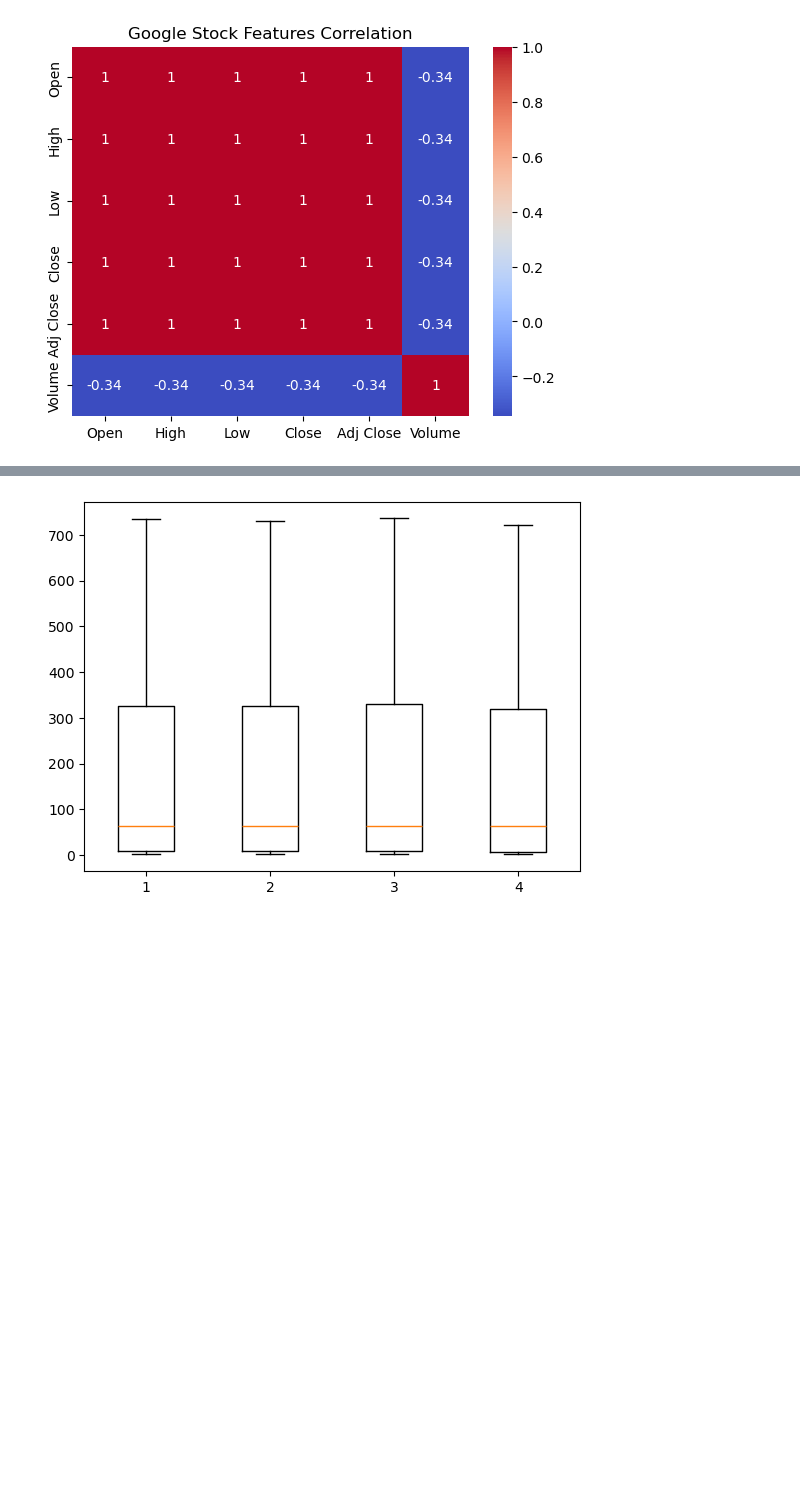
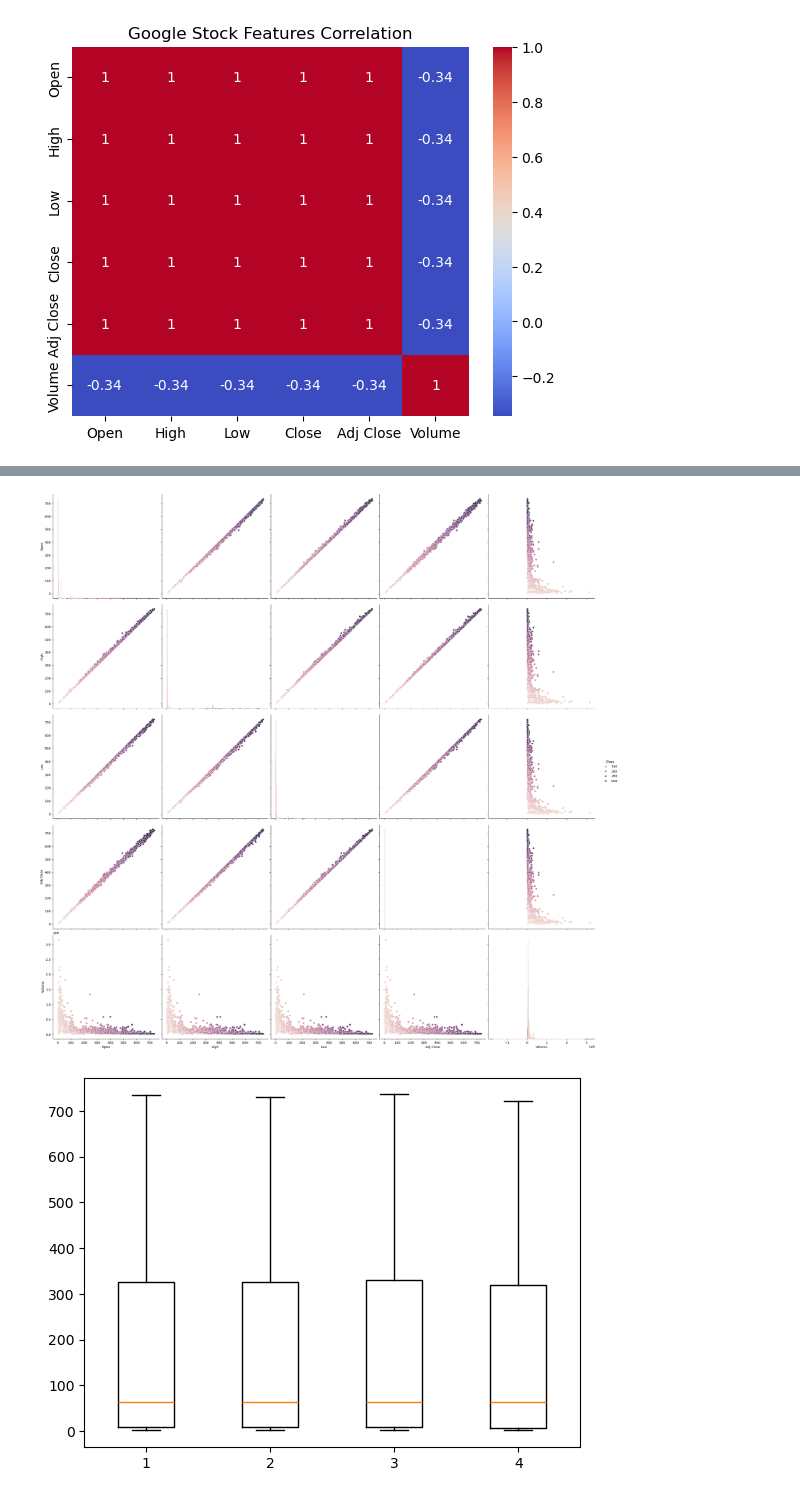
Before and after one commit to chitra1985/Ml-Flow, a Jupyter notebook: FAANG_Net.ipynb, the cells around one changed output, grey strips where cells are left out. Saved outputs shown, nothing was run; the diff lists cells and outputs as text; code cells hidden in the pictures; blank space fills up the shorter version.

```diff
--- a/FAANG_Net.ipynb
+++ b/FAANG_Net.ipynb
@@ -28,3 +55,8 @@ plt.show()
+# %%
+sns.pairplot(df_Netflix[['Open','High','Low','Close','Adj Close','Volume']], hue='Close', height=5)
+plt.show()
+# %% [output]
+[figure, added]
 # %%
 plt.boxplot(df_Netflix[['Open','Close','High','Low']])
 plt.show()
```
Also changed, not shown: parts of 59 cells of this notebook.
